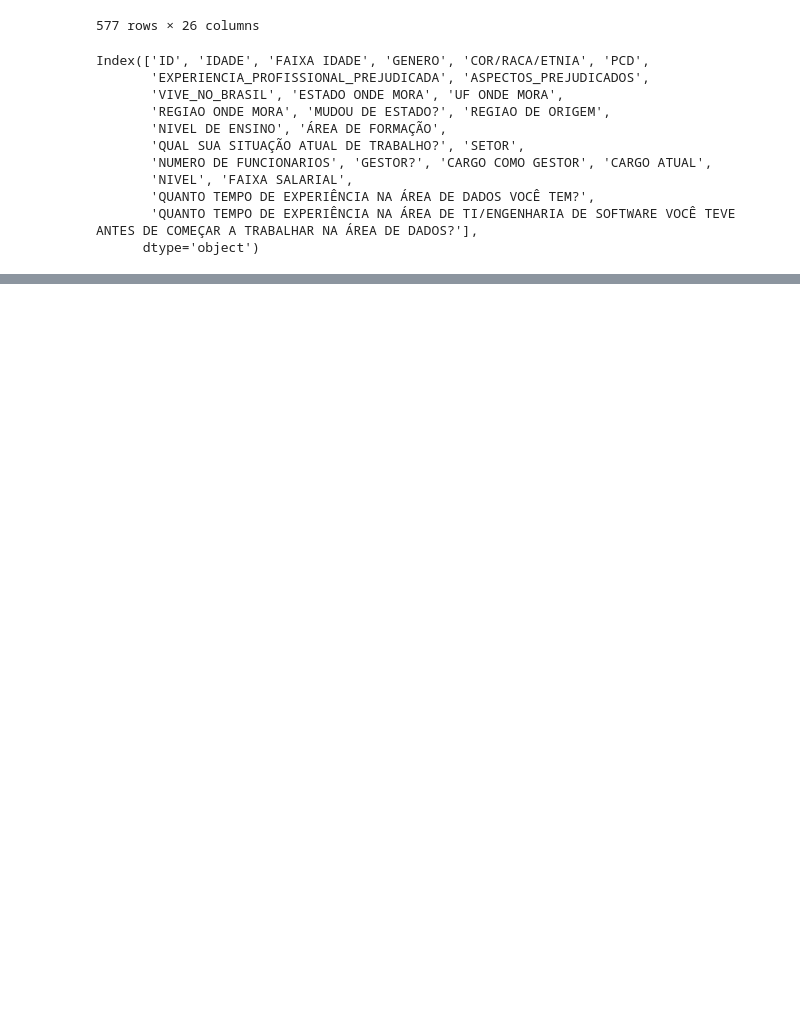
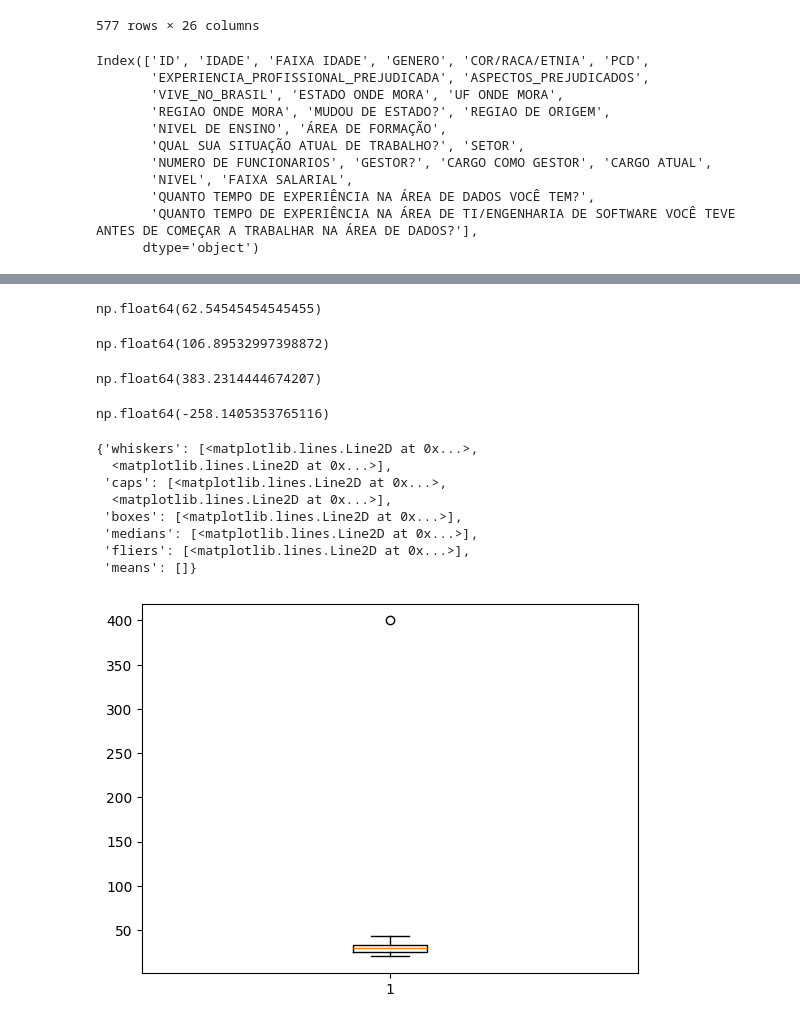
Before and after one commit to alessandrasarah/projetos-python, a Jupyter notebook: Análise_de_dados_biblioteca_Pandas.ipynb, the cells around one changed output, grey strips where cells are left out. Drawn from its saved outputs; the diff is of its cells as text; code cells hidden in the pictures; blank space fills up the shorter version.

```diff
--- a/Análise_de_dados_biblioteca_Pandas.ipynb
+++ b/Análise_de_dados_biblioteca_Pandas.ipynb
@@ -518,0 +521,20 @@ Index(['ID', 'IDADE', 'FAIXA IDADE', 'GENERO', 'COR/RACA/ETNIA', 'PCD',
+# %%
+lista_idades =[26, 30, 32, 22, 26, 35, 400, 20, 43, 31, 23]
+# %%
+media = np.mean(lista_idades)
+media
+# %% [output]
+np.float64(62.54545454545455)
+# %%
+desvio = np.std(lista_idades)
+desvio
+# %% [output]
+np.float64(106.89532997398872)
+# %%
+media + 3*desvio
+# %% [output]
+np.float64(383.2314444674207)
+# %%
+media - 3*desvio
+# %% [output]
+np.float64(-258.1405353765116)
@@ -518,0 +543,12 @@ Index(['ID', 'IDADE', 'FAIXA IDADE', 'GENERO', 'COR/RACA/ETNIA', 'PCD',
+# %%
+plt.boxplot(lista_idades)
+# %% [output]
+{'whiskers': [<matplotlib.lines.Line2D at 0x...>,
+  <matplotlib.lines.Line2D at 0x...>],
+ 'caps': [<matplotlib.lines.Line2D at 0x...>,
+  <matplotlib.lines.Line2D at 0x...>],
+ 'boxes': [<matplotlib.lines.Line2D at 0x...>],
+ 'medians': [<matplotlib.lines.Line2D at 0x...>],
+ 'fliers': [<matplotlib.lines.Line2D at 0x...>],
+ 'means': []}
+[figure, added]
```
Also changed, not shown: parts of 10 cells of this notebook.
